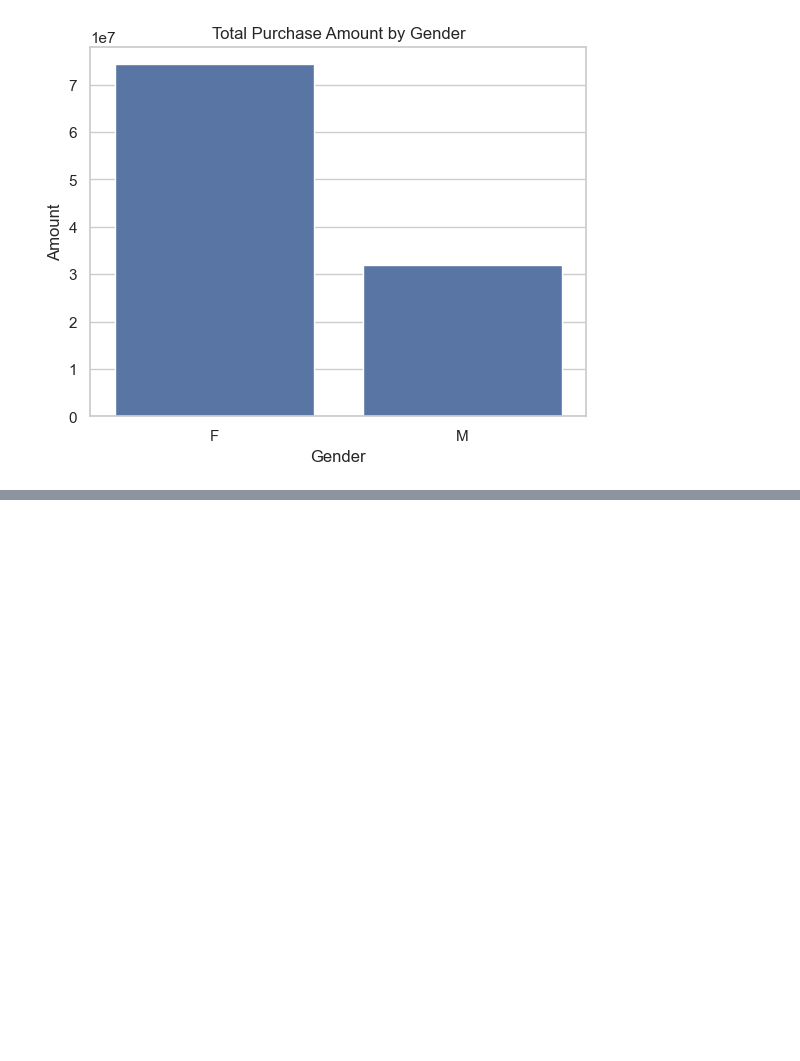
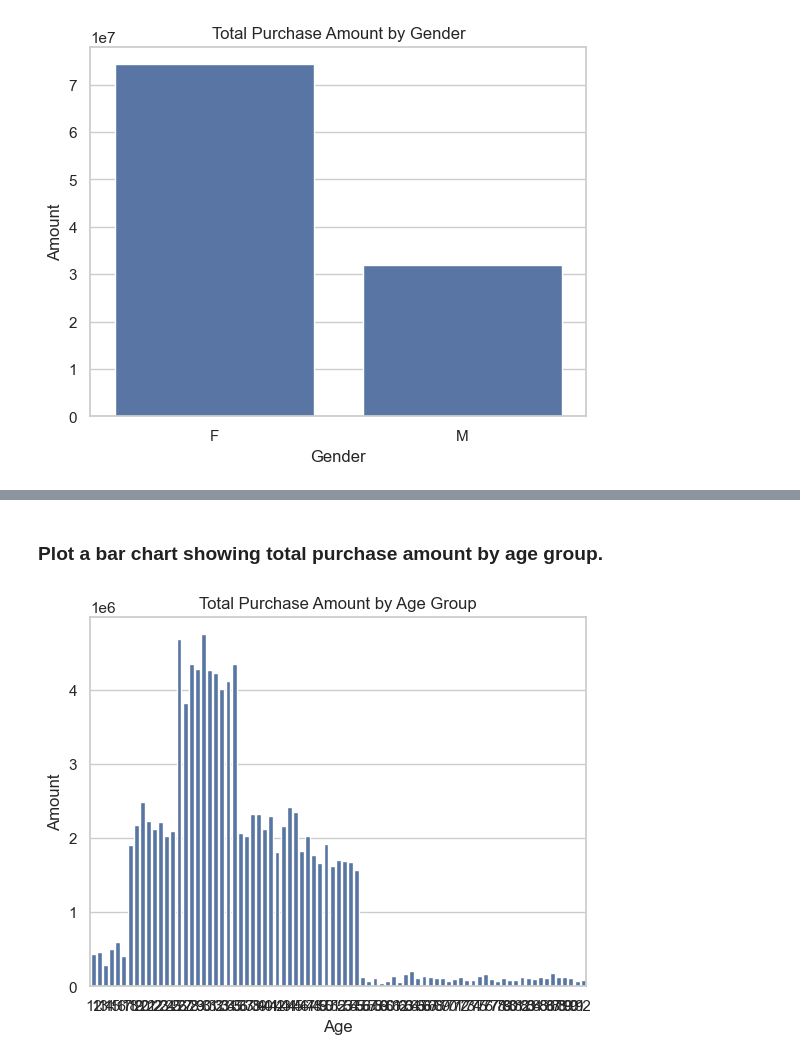
Before and after one commit to rohanpatil1794/New-Year-Sales-Analysis, a Jupyter notebook: New_year_sales_analysis.ipynb, the cells around one changed output, grey strips where cells are left out. Drawn from its saved outputs; the diff is of its cells as text; code cells hidden in the pictures; blank space fills up the shorter version.

```diff
--- a/New_year_sales_analysis.ipynb
+++ b/New_year_sales_analysis.ipynb
@@ -143,0 +160,9 @@ plt.show()
+# %% [markdown]
+### Plot a bar chart showing total purchase amount by age group.
+# %%
+age_amount = df.groupby('Age')['Amount'].sum().reset_index()
+sns.barplot(data = age_amount, x = 'Age', y = 'Amount')
+plt.title('Total Purchase Amount by Age Group')
+plt.show()
+# %% [output]
+[figure, added]
```
Also changed, not shown: parts of 10 cells of this notebook.
